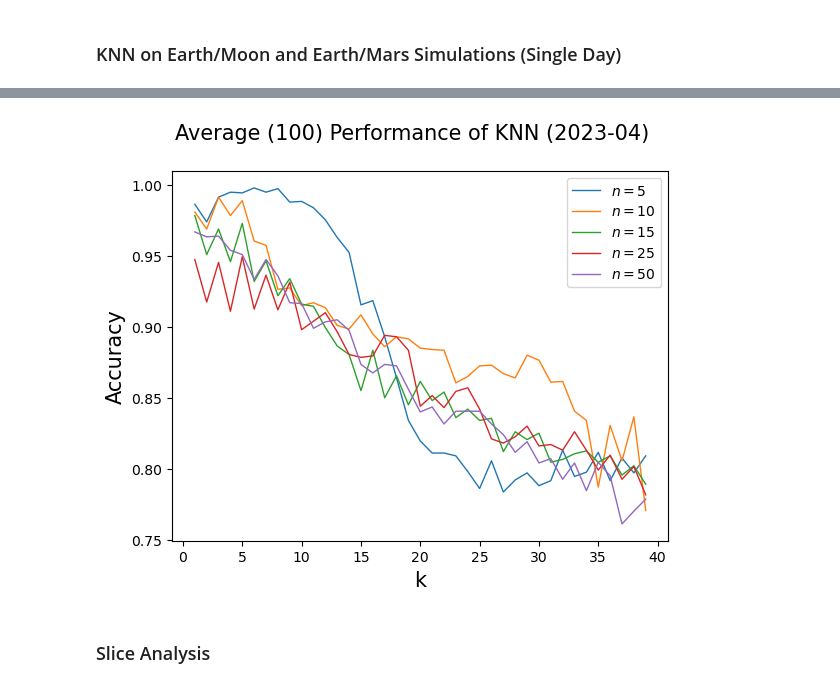
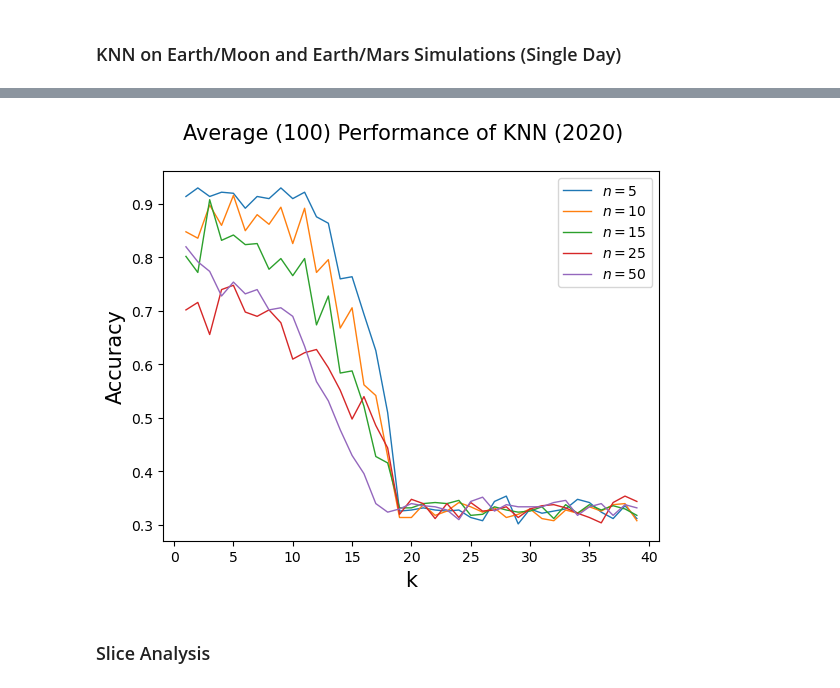
Before and after one commit to TheaMAS/sat-parser, a Jupyter notebook: Experiments.ipynb, the cells around one changed output, grey strips where cells are left out. Drawn from its saved outputs; the diff is of its cells as text; code cells hidden in the pictures.

```diff
--- a/Experiments.ipynb
+++ b/Experiments.ipynb
@@ -24,8 +34,17 @@ make_folder(folder_base)
 date = datetime.now()
 
 starlink = build_satellites_csv("starlink")
-exclude_list = starlink_exclude(date, 200, 800)
-starlink = list(filter(lambda sat : sat['object_name'] not in exclude_list, starlink))
+
+def filter_starlink(date, starlink):
+    distance_min = 200
+    distance_max = 800
+    exclude_list = starlink_exclude(date, distance_min, distance_max)
+    return list(filter(lambda sat : sat['object_name'] not in exclude_list, starlink))
+
+
+# exclude_list = starlink_exclude(date, 200, 800)
+# starlink_sats = list(filter(lambda sat : sat['object_name'] not in exclude_list, starlink))
+starlink_sats = filter_starlink(date, starlink)
 
 moon_sats = get_moon_platforms()
 mars_sats = get_mars_platforms()
@@ -323,50 +569,58 @@ len(data_list) = 16 | frame_count = 3
 # %%
+# n_list = [5, 10, 15, 25, 50]
+# n_list = [5, 10, 15]
 n_list = [5, 10, 15, 25, 50]
-# n_list = [5, 10, 15]
-simulation_count = 50 # number of simulations to run for each `n`
-# simulation_count = 5
+# simulation_count = 50 # number of simulations to run for each `n`
+simulation_count = 1
 
-date = datetime.now()
-print(f"Running KNN Simulations on Date = {date}")
+year = 2020
+months = 12
+dates = []
+for month in range(months):
+    date = datetime(year + int(month / 12), month % 12 + 1, 1)
+    dates.append(date)
+
+# date = datetime.now()
+print(f"Running KNN Simulations for Year = {year}")
 
 print(f"Generating ORB Files")
 
 orb_paths = [[] for n in n_list]
 
 for i, n in enumerate(n_list):
-    folder_name = f"knn-starlink-{n}-moon-{simulation_count}-mars-{simulation_count}"
+    folder_name = f"knn-starlink-{n}-moon-{simulation_count}-mars-{simulation_count}-{year}"
     make_folder(f"{folder_base}/{folder_name}")
 
-    # Generate Earth / Moon Simulations
-    for j in range(simulation_count):
-        name = f"starlink_moon_{date.strftime('%Y-%m')}_{j}"
-        orb_filename = generate_orb_files(
-            folder_name,
-            name,
-            sample_sats(starlink, n) + moon_sats,
-            date)
+    for date in dates:
+        starlink_sats = filter_starlink(date, starlink)
 
-        orb_path = f"{folder_base}/{folder_name}/{orb_filename}"
-        orb_paths[i].append(orb_path)
+        # Generate Earth / Moon Simulations
+        for j in range(simulation_count):
+            name = f"starlink_moon_{date.strftime('%Y-%m')}_{j}"
+            orb_filename = generate_orb_files(
+                folder_name,
+                name,
+                sample_sats(starlink_sats, n) + moon_sats,
+                date)
 
-    # Generate Earth / Mars Simulations
-    for j in range(simulation_count):
-        name = f"starlink_mars_{date.strftime('%Y-%m')}_{j}"
-        orb_filename = generate_orb_files(
-            folder_name,
-            name,
-            sample_sats(starlink, n) + mars_sats,
-            date)
+            orb_path = f"{folder_base}/{folder_name}/{orb_filename}"
+            orb_paths[i].append(orb_path)
 
-        orb_path = f"{folder_base}/{folder_name}/{orb_filename}"
-        orb_paths[i].append(orb_path)
+        # Generate Earth / Mars Simulations
+        for j in range(simulation_count):
+            name = f"starlink_mars_{date.strftime('%Y-%m')}_{j}"
+            orb_filename = generate_orb_files(
+                folder_name,
+                name,
+                sample_sats(starlink_sats, n) + mars_sats,
+                date)
+
+            orb_path = f"{folder_base}/{folder_name}/{orb_filename}"
+            orb_paths[i].append(orb_path)
 
 orb_paths_flat = [path for path in itertools.chain.from_iterable(orb_paths)]
 
-# for path in orb_paths_flat:
-#     print(path)
-
-print("Running SOAP on ORB files")
+print(f"Running SOAP on {len(orb_paths_flat)} ORB files")
 su.run_soap_mac(orb_paths_flat, max_workers=10)
 
 EARTH, MOON, MARS = 0, 1, 2 # labels for KNN
@@ -439,9 +693,9 @@ for i, n in enumerate(n_list):
 
 ax.set_xlabel("k", fontsize=15)
 ax.set_ylabel("Accuracy", fontsize=15)
-fig.suptitle(f"Performance of KNN ({date.strftime('%Y-%m')})", fontsize=15)
+fig.suptitle(f"Performance of KNN ({year})", fontsize=15)
 plt.legend(labels)
-plt.savefig(f"{folder_base}/knn_single_overlay_today.png")
+plt.savefig(f"{folder_base}/knn_single_overlay_{year}.png")
 plt.show()
 
 m = 100
@@ -470,8 +724,8 @@ for i, n in enumerate(n_list):
 
 ax.set_xlabel("k", fontsize=15)
 ax.set_ylabel("Accuracy", fontsize=15)
-fig.suptitle(f"Average ({m}) Performance of KNN ({date.strftime('%Y-%m')})", fontsize=15)
+fig.suptitle(f"Average ({m}) Performance of KNN ({year})", fontsize=15)
 plt.legend(labels)
-plt.savefig(f"{folder_base}/knn_average_training_overlay_today.png")
+plt.savefig(f"{folder_base}/knn_average_training_overlay_{year}.png")
 plt.show()
 # %% [output]
@@ -508,4 +754,4 @@ Calculating Accuracies 100 80:20 Splits for each `n`
-[figure, old version]
+[figure, new version]
 # %% [markdown]
 ### Slice Analysis
 # %%
```
Also changed, not shown: parts of 6 cells of this notebook, 4 other files.
